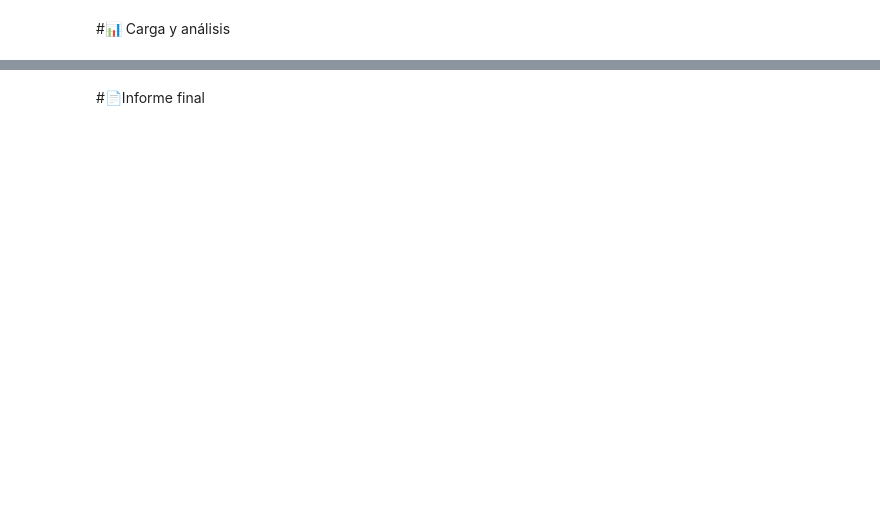
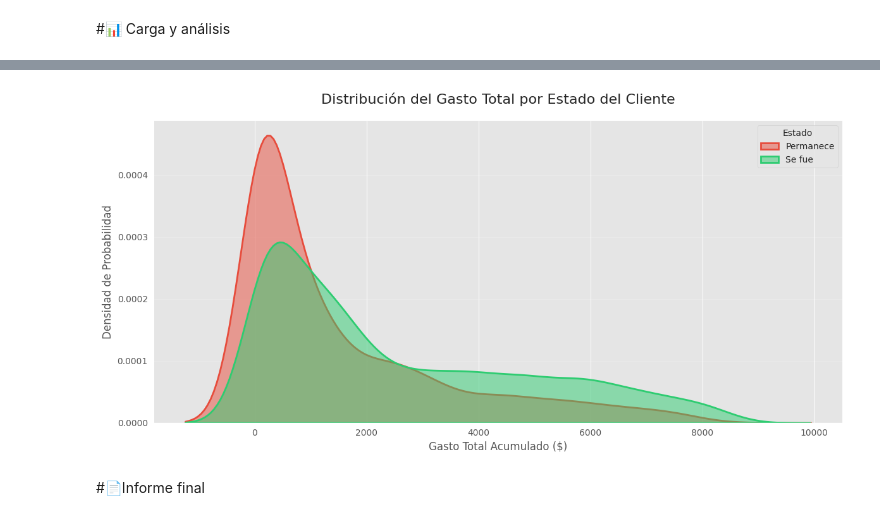
Before and after one commit to maribel1985/Challenge_TelecomX, a Jupyter notebook: TelecomX.ipynb, the cells around one changed output, grey strips where cells are left out. Drawn from its saved outputs; the diff is of its cells as text; code cells hidden in the pictures; blank space fills up the shorter version.

```diff
--- a/TelecomX.ipynb
+++ b/TelecomX.ipynb
@@ -113,2 +781,33 @@ memory usage: 1.2+ MB
+# %%
+import matplotlib.pyplot as plt
+import seaborn as sns
+
+# Configuración del estilo visual
+plt.style.use('ggplot')
+sns.set_palette(["#2ecc71", "#e74c3c"])  # Verde: Permanece, Rojo: Se fue
+
+# Crear figura
+plt.figure(figsize=(12, 6))
+
+# Gráfico de densidad superpuesto
+sns.kdeplot(data= df_telecom_expanded, x='Charges.Total', hue='Churn',
+            fill=True, common_norm=False, alpha=0.5,
+            linewidth=2, palette=["#2ecc71", "#e74c3c"])
+
+# Personalización avanzada
+plt.title('Distribución del Gasto Total por Estado del Cliente', fontsize=16, pad=20)
+plt.xlabel('Gasto Total Acumulado ($)', fontsize=12)
+plt.ylabel('Densidad de Probabilidad', fontsize=12)
+plt.legend(title='Estado', labels=['Permanece', 'Se fue'], loc='upper right')
+
+
+
+# Grid y ajustes finales
+plt.grid(axis='y', alpha=0.2)
+sns.despine(left=True)  # Quitar eje izquierdo para más limpieza
+plt.tight_layout()
+plt.show()
+# %% [output]
+[figure, added]
 # %% [markdown]
 #📄Informe final
```
Also changed, not shown: parts of 66 cells of this notebook.
